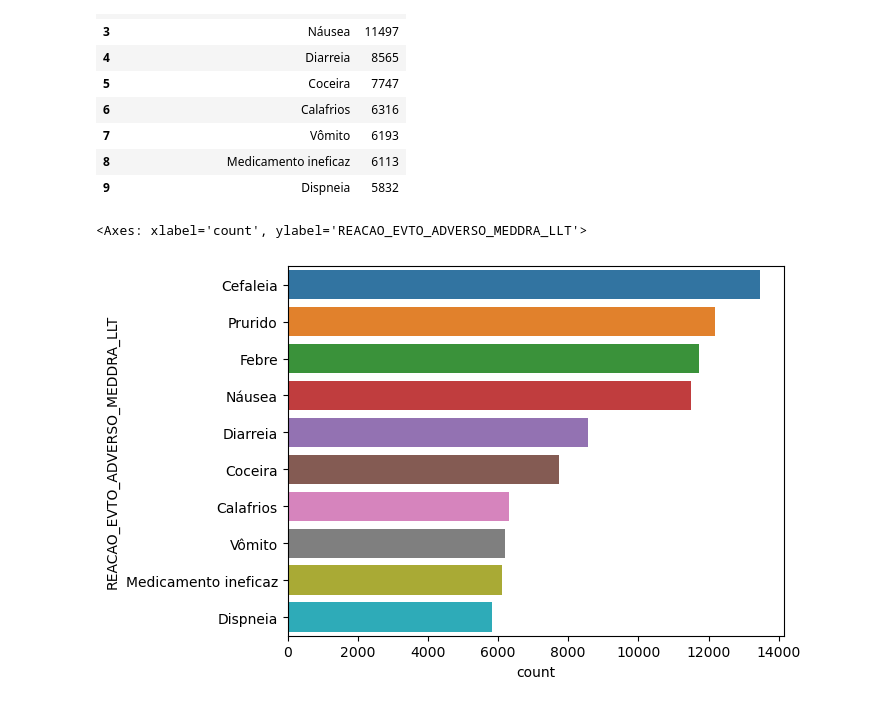
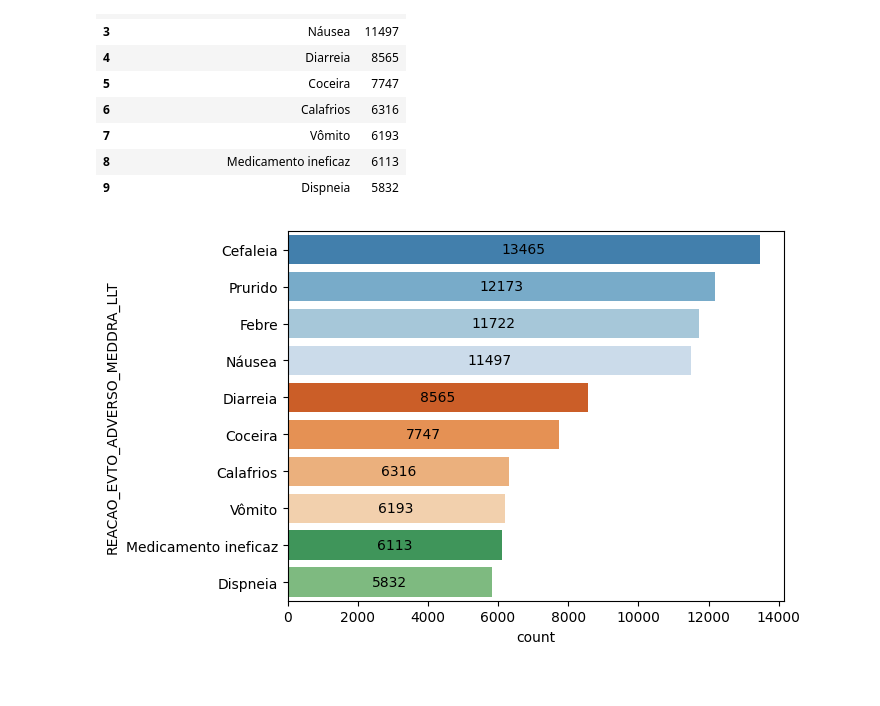
Before and after one commit to isabelaamatto/projeto_extensao, a Jupyter notebook: vigimed.ipynb, the cells around one changed output. Saved outputs shown, nothing was run; the diff lists cells and outputs as text; code cells hidden in the pictures.

```diff
--- a/vigimed.ipynb
+++ b/vigimed.ipynb
@@ -62,6 +230,6 @@ notificacoes_filtrado = notificacoes[['IDENTIFICACAO_NOTIFICACAO', 'DATA_INCLUSA
 # %%
-reacoes_filtrado = reacoes[['IDENTIFICACAO_NOTIFICACAO', 'REACAO_EVTO_ADVERSO_MEDDRA_LLT', 'SOC', 'DURACAO', 'GRAVIDADE', 'DESFECHO']]
+reacoes_filtrado = reacoes_sem_duplicatas[['IDENTIFICACAO_NOTIFICACAO', 'REACAO_EVTO_ADVERSO_MEDDRA_LLT', 'PT', 'SOC', 'DURACAO', 'GRAVIDADE', 'DESFECHO']]
 # %%
-medicamentos_filtrado = medicamentos[['IDENTIFICACAO_NOTIFICACAO', 'RELACAO_MEDICAMENTO_EVENTO', 'NOME_MEDICAMENTO_WHODRUG', 'PRINCIPIOS_ATIVOS_WHODRUG',
-                                      'CODIGO_ATC', 'CONCENTRACAO', 'ACAO_ADOTADA', 'INDICACAO_MEDDRA', 'INDICACAO_RELATADA_NOTIFICADOR_INICIAL',
+medicamentos_filtrado = medicamentos_sem_duplicatas[['IDENTIFICACAO_NOTIFICACAO', 'RELACAO_MEDICAMENTO_EVENTO', 'NOME_MEDICAMENTO_WHODRUG', 'PRINCIPIOS_ATIVOS_WHODRUG',
+                                      'CODIGO_ATC', 'CONCENTRACAO', 'COMPONENTE_SUSPEITO', 'ACAO_ADOTADA', 'PROBLEMAS_ADICIONAIS_RELCIONADOS_MEDICAMENTO', 'INDICACAO_MEDDRA', 'INDICACAO_RELATADA_NOTIFICADOR_INICIAL',
                                       'DOSE', 'FREQUENCIA_DOSE', 'POSOLOGIA', 'DURACAO', 'FORMA_FARMACEUTICA', 'VIA_ADMINISTRACAO']]
@@ -67,0 +248,6 @@ medicamentos_filtrado = medicamentos[['IDENTIFICACAO_NOTIFICACAO', 'RELACAO_MEDI
+# %%
+# Como não é um problema no carregamento do arquivo, podemos apenas remover os caracteres _x000D_ dos arquivos
+# Substitui _x000D_ em todas as colunas do DataFrame
+notificacoes_filtrado = notificacoes_filtrado.replace('_x000D_', '', regex=True)
+medicamentos_filtrado = medicamentos_filtrado.replace('_x000D_', '', regex=True)
+reacoes_filtrado = reacoes_filtrado.replace('_x000D_', '', regex=True)
@@ -104,3 +352,27 @@ plt.show()
 medicamentos_missing = medicamentos_filtrado.isnull().sum()
 medicamentos_filled = medicamentos_filtrado.notnull().sum()
 med_missing_filled = pd.DataFrame({'Missing':medicamentos_missing, 'Filled':medicamentos_filled})
+# %%
+# Gráfico de barras empilhadas com porcentagens como rótulos - Dataframe Medicamentos
+# Calculando o total por coluna para obter as porcentagens
+total_values_med = med_missing_filled.sum(axis=1)
+
+fig, ax = plt.subplots(figsize=(13, 11))
+
+# Cria as barras empilhadas
+med_missing_filled.plot(kind='bar', width=0.7, stacked=True, ax=ax, colormap='tab20c_r')
+
+# Adiciona rótulos às barras
+for container in ax.containers:
+    labels = [f'{(v / total_values_med[i] * 100):.1f}%' if total_values_med.iloc[i] > 0 else ''
+              for i, v in enumerate(container.datavalues)]
+    ax.bar_label(container, labels=labels, label_type='center')
+
+# Ajusta os rótulos e layout
+plt.xlabel('Colunas')
+plt.ylabel('Número de Linhas')
+plt.title('Valores Ausentes e Preenchidos por Coluna')
+plt.xticks(rotation=90)
+plt.tight_layout()
+
+plt.show()
@@ -376,7 +605,10 @@ frequencia_reacoes_top10.reset_index()
 | 9 | Dispneia | 5832 |
 # %%
 # criando um gráfico de barras, utilizando a biblioteca seaborn, para visualizar as 10 reações mais frequentes
-sns.barplot(data=frequencia_reacoes_top10.reset_index(), x="count", y="REACAO_EVTO_ADVERSO_MEDDRA_LLT")
+ax = sns.barplot(data=frequencia_reacoes_top10.reset_index(), x="count", y="REACAO_EVTO_ADVERSO_MEDDRA_LLT", palette="tab20c")
+# adicionando os labels de cada barra
+for container in ax.containers:
+    ax.bar_label(container, label_type='center')
+plt.show()
 # %% [output]
-<Axes: xlabel='count', ylabel='REACAO_EVTO_ADVERSO_MEDDRA_LLT'>
-[figure, old version]
+[figure, new version]
```
Also changed, not shown: parts of 129 cells of this notebook.
